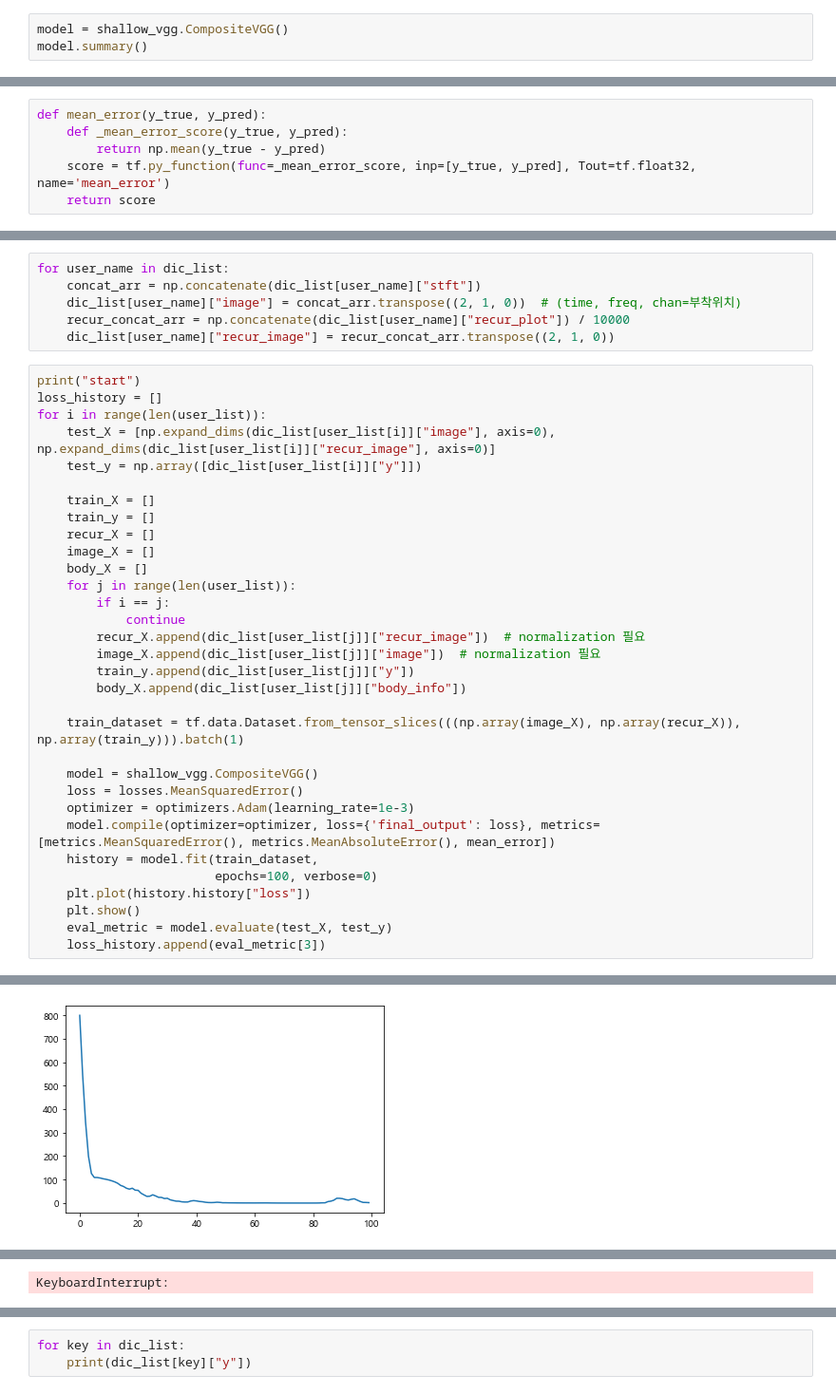
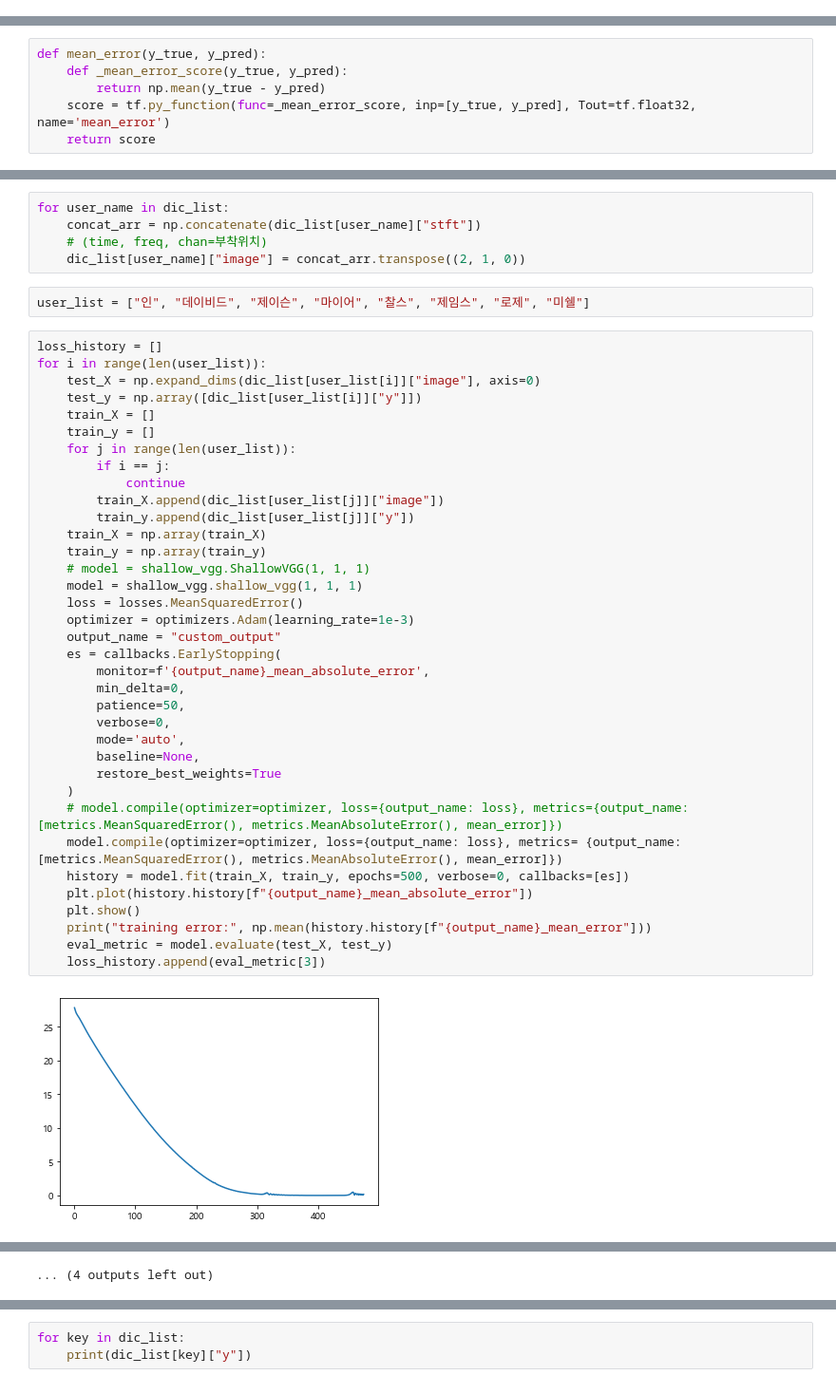
Before and after one commit to jskim-research/imu_research, a Jupyter notebook: 0401_IMU_MQ_test.ipynb, the cells around one changed output, grey strips where cells are left out. Shown at 95% size. Saved outputs shown, nothing was run; the diff lists cells and outputs as text.

```diff
--- a/0401_IMU_MQ_test.ipynb
+++ b/0401_IMU_MQ_test.ipynb
@@ -16,6 +16,3 @@ importlib.reload(shallow_vgg)
 
 plt.rcParams['axes.unicode_minus'] = False
 matplotlib.rcParams['font.family'] ='Malgun Gothic'
-# %%
-model = shallow_vgg.CompositeVGG()
-model.summary()
@@ -116,39 +65,45 @@ for fn in fn_list:
 # %%
 for user_name in dic_list:
     concat_arr = np.concatenate(dic_list[user_name]["stft"])
-    dic_list[user_name]["image"] = concat_arr.transpose((2, 1, 0))  # (time, freq, chan=부착위치)
-    recur_concat_arr = np.concatenate(dic_list[user_name]["recur_plot"]) / 10000
-    dic_list[user_name]["recur_image"] = recur_concat_arr.transpose((2, 1, 0))
+    # (time, freq, chan=부착위치)
+    dic_list[user_name]["image"] = concat_arr.transpose((2, 1, 0))
+# %%
+user_list = ["인", "데이비드", "제이슨", "마이어", "찰스", "제임스", "로제", "미쉘"]
 # %%
-print("start")
 loss_history = []
 for i in range(len(user_list)):
-    test_X = [np.expand_dims(dic_list[user_list[i]]["image"], axis=0), np.expand_dims(dic_list[user_list[i]]["recur_image"], axis=0)]
+    test_X = np.expand_dims(dic_list[user_list[i]]["image"], axis=0)
     test_y = np.array([dic_list[user_list[i]]["y"]])
-
     train_X = []
     train_y = []
-    recur_X = []
-    image_X = []
-    body_X = []
     for j in range(len(user_list)):
         if i == j:
             continue
-        recur_X.append(dic_list[user_list[j]]["recur_image"])  # normalization 필요
-        image_X.append(dic_list[user_list[j]]["image"])  # normalization 필요
+        train_X.append(dic_list[user_list[j]]["image"])
         train_y.append(dic_list[user_list[j]]["y"])
-        body_X.append(dic_list[user_list[j]]["body_info"])
-
-    train_dataset = tf.data.Dataset.from_tensor_slices(((np.array(image_X), np.array(recur_X)), np.array(train_y))).batch(1)
-
-    model = shallow_vgg.CompositeVGG()
+    train_X = np.array(train_X)
+    train_y = np.array(train_y)
+    # model = shallow_vgg.ShallowVGG(1, 1, 1)
+    model = shallow_vgg.shallow_vgg(1, 1, 1)
     loss = losses.MeanSquaredError()
     optimizer = optimizers.Adam(learning_rate=1e-3)
-    model.compile(optimizer=optimizer, loss={'final_output': loss}, metrics=[metrics.MeanSquaredError(), metrics.MeanAbsoluteError(), mean_error])
-    history = model.fit(train_dataset,
-                        epochs=100, verbose=0)
-    plt.plot(history.history["loss"])
+    output_name = "custom_output"
+    es = callbacks.EarlyStopping(
+        monitor=f'{output_name}_mean_absolute_error',
+        min_delta=0,
+        patience=50,
+        verbose=0,
+        mode='auto',
+        baseline=None,
+        restore_best_weights=True
+    )
+    # model.compile(optimizer=optimizer, loss={output_name: loss}, metrics={output_name: [metrics.MeanSquaredError(), metrics.MeanAbsoluteError(), mean_error]})
+    model.compile(optimizer=optimizer, loss={output_name: loss}, metrics= {output_name: [metrics.MeanSquaredError(), metrics.MeanAbsoluteError(), mean_error]})
+    history = model.fit(train_X, train_y, epochs=500, verbose=0, callbacks=[es])
+    plt.plot(history.history[f"{output_name}_mean_absolute_error"])
     plt.show()
+    print("training error:", np.mean(history.history[f"{output_name}_mean_error"]))
     eval_metric = model.evaluate(test_X, test_y)
     loss_history.append(eval_metric[3])
 # %% [output]
+[figure, new version]
@@ -156 +111,0 @@ start
-[figure, old version]
@@ -167 +129 @@ WARNING:tensorflow:5 out of the last 5 calls to <function Model.make_test_functi
-KeyboardInterrupt:
+... (4 outputs left out)
```
Also changed, not shown: parts of 8 cells of this notebook, 1 other file.
